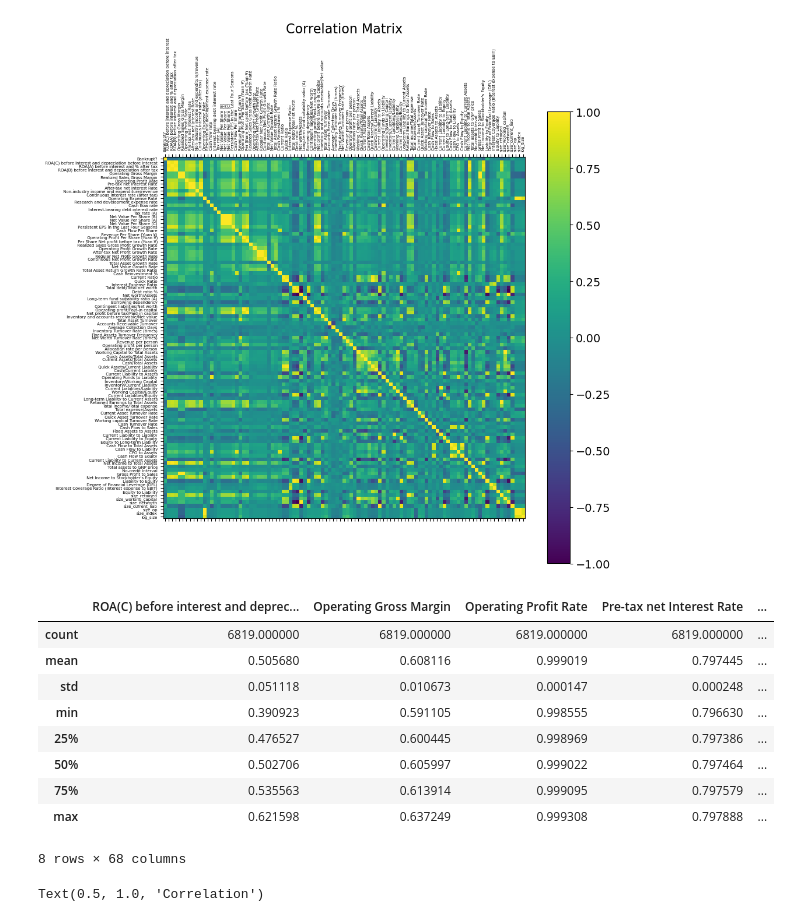
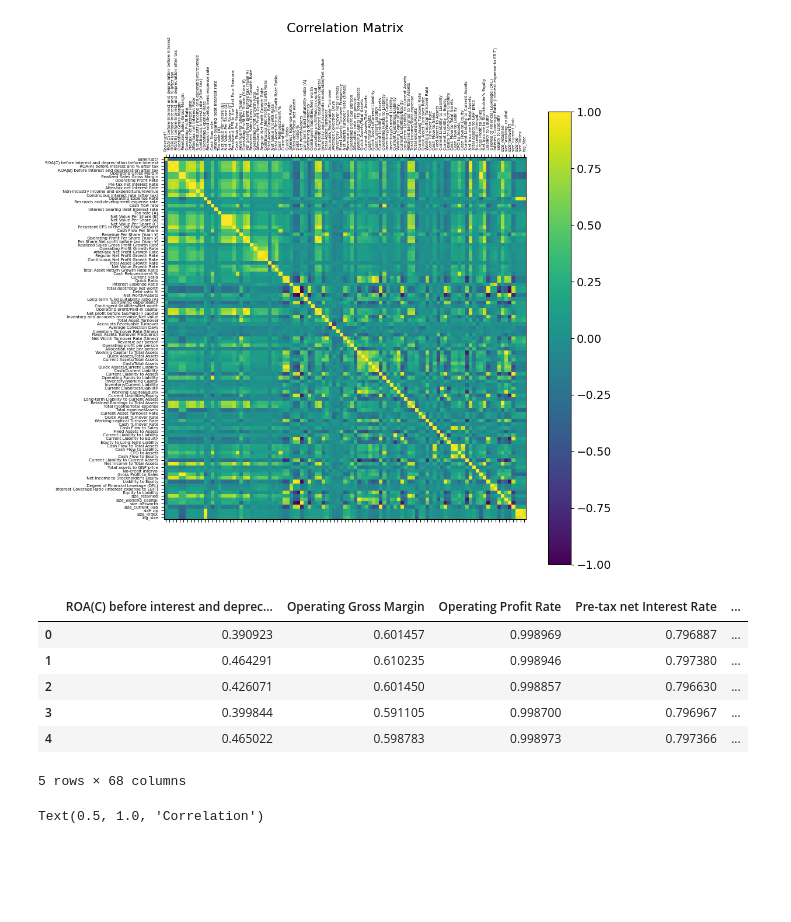
Before and after one commit to Vincent2308/Corporate-Bankruptcy, a Jupyter notebook: notebooks/week3/Taiwan_Week3.ipynb, the cells around one changed output. Saved outputs shown, nothing was run; the diff lists cells and outputs as text; code cells hidden in the pictures; blank space fills up the shorter version.

```diff
--- a/notebooks/week3/Taiwan_Week3.ipynb
+++ b/notebooks/week3/Taiwan_Week3.ipynb
@@ -85,20 +85,16 @@ def remove_correlated(df, threshold=0.90):
 # %%
 df_reduced, dropped_columns = remove_correlated(df.drop(columns=["Bankrupt?"]))
 df_reduced["Bankrupt?"] = df["Bankrupt?"]
 
 df_reduced.head()
-df_reduced.describe()
 # %% [output]
 |  | ROA(C) before interest and deprec... | Operating Gross Margin | Operating Profit Rate | Pre-tax net Interest Rate | ... |
-| count | 6819.000000 | 6819.000000 | 6819.000000 | 6819.000000 | ... |
-| mean | 0.505680 | 0.608116 | 0.999019 | 0.797445 | ... |
-| std | 0.051118 | 0.010673 | 0.000147 | 0.000248 | ... |
-| min | 0.390923 | 0.591105 | 0.998555 | 0.796630 | ... |
-| 25% | 0.476527 | 0.600445 | 0.998969 | 0.797386 | ... |
-| 50% | 0.502706 | 0.605997 | 0.999022 | 0.797464 | ... |
-| 75% | 0.535563 | 0.613914 | 0.999095 | 0.797579 | ... |
-| max | 0.621598 | 0.637249 | 0.999308 | 0.797888 | ... |
+| 0 | 0.390923 | 0.601457 | 0.998969 | 0.796887 | ... |
+| 1 | 0.464291 | 0.610235 | 0.998946 | 0.797380 | ... |
+| 2 | 0.426071 | 0.601450 | 0.998857 | 0.796630 | ... |
+| 3 | 0.399844 | 0.591105 | 0.998700 | 0.796967 | ... |
+| 4 | 0.465022 | 0.598783 | 0.998973 | 0.797366 | ... |
-8 rows × 68 columns
+5 rows × 68 columns
 # %%
 f = plt.figure(figsize=(10, 10))
 plt.matshow(df_reduced.corr(), fignum=f.number)
```
Also changed, not shown: parts of 31 cells of this notebook.
